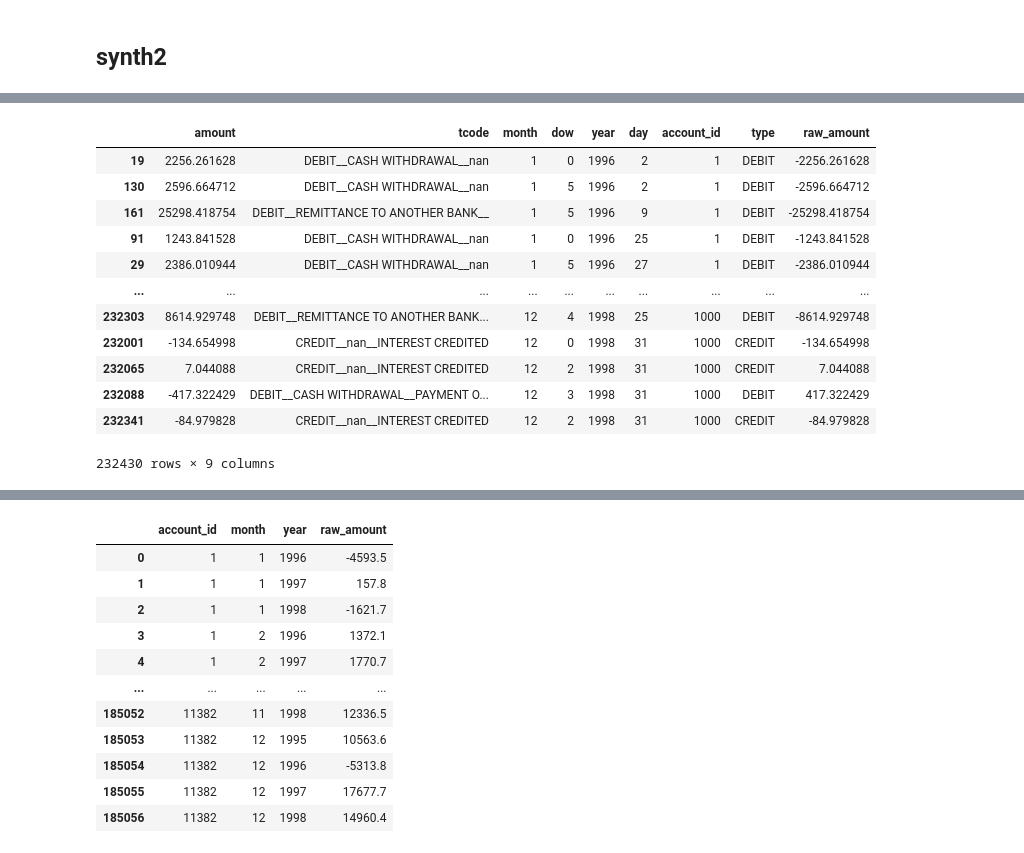
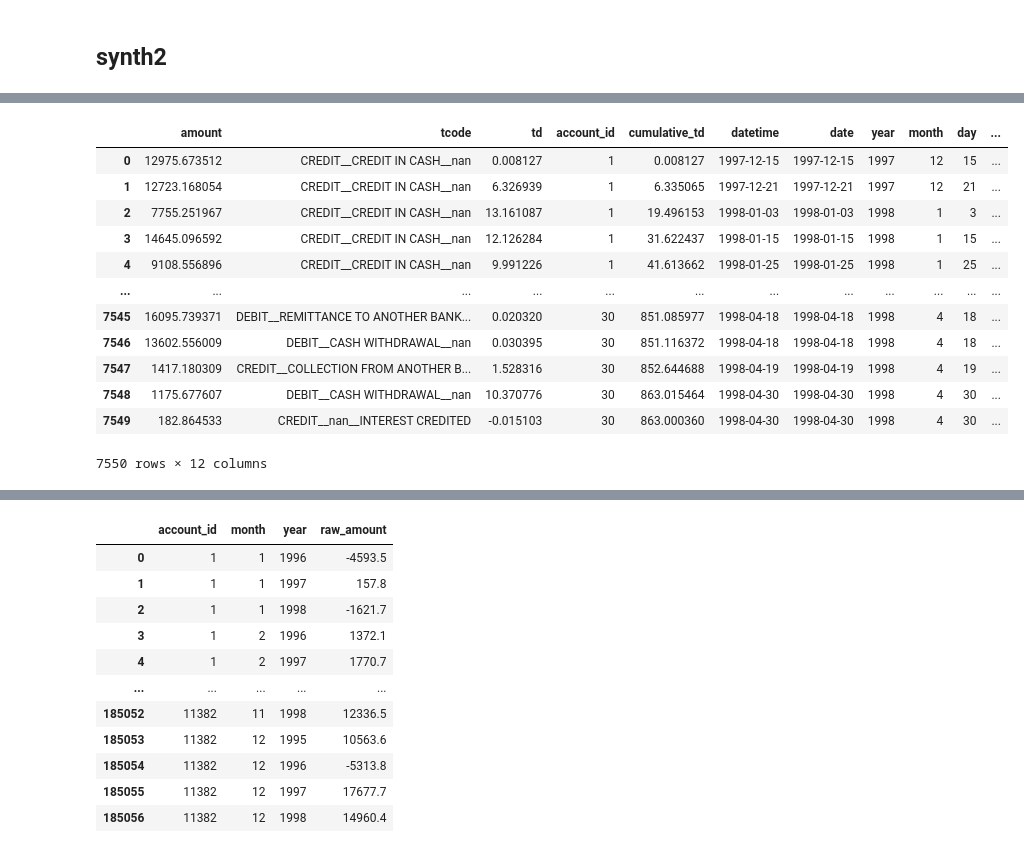
Before and after one commit to Hamideh-Mehri/Synthetic-Data, a Jupyter notebook: SeqCTGAN/metric2.ipynb, the cells around one changed output, grey strips where cells are left out. Saved outputs shown, nothing was run; the diff lists cells and outputs as text; code cells hidden in the pictures.

```diff
--- a/SeqCTGAN/metric2.ipynb
+++ b/SeqCTGAN/metric2.ipynb
@@ -471,19 +606,19 @@ synth_sorted2 = synth2.sort_values(['account_id', 'year', 'month', 'day'])
-# %%
-synth_sorted2
-# %% [output]
-|  | amount | tcode | month | dow | year | day | account_id | type | raw_amount |
-| 19 | 2256.261628 | DEBIT__CASH WITHDRAWAL__nan | 1 | 0 | 1996 | 2 | 1 | DEBIT | -2256.261628 |
-| 130 | 2596.664712 | DEBIT__CASH WITHDRAWAL__nan | 1 | 5 | 1996 | 2 | 1 | DEBIT | -2596.664712 |
-| 161 | 25298.418754 | DEBIT__REMITTANCE TO ANOTHER BANK__ | 1 | 5 | 1996 | 9 | 1 | DEBIT | -25298.418754 |
-| 91 | 1243.841528 | DEBIT__CASH WITHDRAWAL__nan | 1 | 0 | 1996 | 25 | 1 | DEBIT | -1243.841528 |
-| 29 | 2386.010944 | DEBIT__CASH WITHDRAWAL__nan | 1 | 5 | 1996 | 27 | 1 | DEBIT | -2386.010944 |
-| ... | ... | ... | ... | ... | ... | ... | ... | ... | ... |
-| 232303 | 8614.929748 | DEBIT__REMITTANCE TO ANOTHER BANK... | 12 | 4 | 1998 | 25 | 1000 | DEBIT | -8614.929748 |
-| 232001 | -134.654998 | CREDIT__nan__INTEREST CREDITED | 12 | 0 | 1998 | 31 | 1000 | CREDIT | -134.654998 |
-| 232065 | 7.044088 | CREDIT__nan__INTEREST CREDITED | 12 | 2 | 1998 | 31 | 1000 | CREDIT | 7.044088 |
-| 232088 | -417.322429 | DEBIT__CASH WITHDRAWAL__PAYMENT O... | 12 | 3 | 1998 | 31 | 1000 | DEBIT | 417.322429 |
-| 232341 | -84.979828 | CREDIT__nan__INTEREST CREDITED | 12 | 2 | 1998 | 31 | 1000 | CREDIT | -84.979828 |
-232430 rows × 9 columns
+# %%
+synth2_sorted
+# %% [output]
+|  | amount | tcode | td | account_id | cumulative_td | datetime | date | year | month | day | ... |
+| 0 | 12975.673512 | CREDIT__CREDIT IN CASH__nan | 0.008127 | 1 | 0.008127 | 1997-12-15 | 1997-12-15 | 1997 | 12 | 15 | ... |
+| 1 | 12723.168054 | CREDIT__CREDIT IN CASH__nan | 6.326939 | 1 | 6.335065 | 1997-12-21 | 1997-12-21 | 1997 | 12 | 21 | ... |
+| 2 | 7755.251967 | CREDIT__CREDIT IN CASH__nan | 13.161087 | 1 | 19.496153 | 1998-01-03 | 1998-01-03 | 1998 | 1 | 3 | ... |
+| 3 | 14645.096592 | CREDIT__CREDIT IN CASH__nan | 12.126284 | 1 | 31.622437 | 1998-01-15 | 1998-01-15 | 1998 | 1 | 15 | ... |
+| 4 | 9108.556896 | CREDIT__CREDIT IN CASH__nan | 9.991226 | 1 | 41.613662 | 1998-01-25 | 1998-01-25 | 1998 | 1 | 25 | ... |
+| ... | ... | ... | ... | ... | ... | ... | ... | ... | ... | ... | ... |
+| 7545 | 16095.739371 | DEBIT__REMITTANCE TO ANOTHER BANK... | 0.020320 | 30 | 851.085977 | 1998-04-18 | 1998-04-18 | 1998 | 4 | 18 | ... |
+| 7546 | 13602.556009 | DEBIT__CASH WITHDRAWAL__nan | 0.030395 | 30 | 851.116372 | 1998-04-18 | 1998-04-18 | 1998 | 4 | 18 | ... |
+| 7547 | 1417.180309 | CREDIT__COLLECTION FROM ANOTHER B... | 1.528316 | 30 | 852.644688 | 1998-04-19 | 1998-04-19 | 1998 | 4 | 19 | ... |
+| 7548 | 1175.677607 | DEBIT__CASH WITHDRAWAL__nan | 10.370776 | 30 | 863.015464 | 1998-04-30 | 1998-04-30 | 1998 | 4 | 30 | ... |
+| 7549 | 182.864533 | CREDIT__nan__INTEREST CREDITED | -0.015103 | 30 | 863.000360 | 1998-04-30 | 1998-04-30 | 1998 | 4 | 30 | ... |
+7550 rows × 12 columns
 # %%
 from scipy.stats import energy_distance
 from scipy.stats import wasserstein_distance
```
Also changed, not shown: parts of 90 cells of this notebook.
